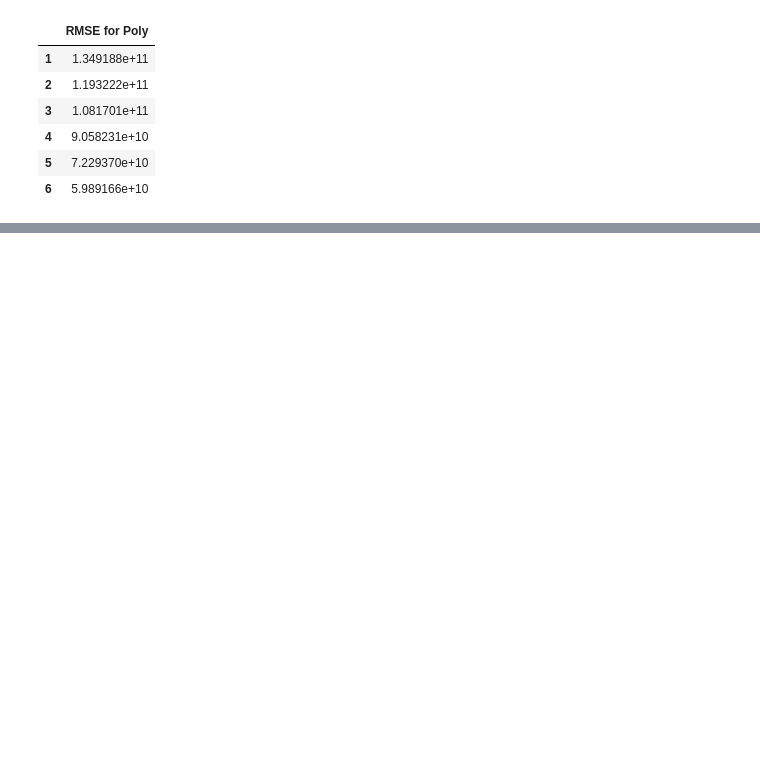
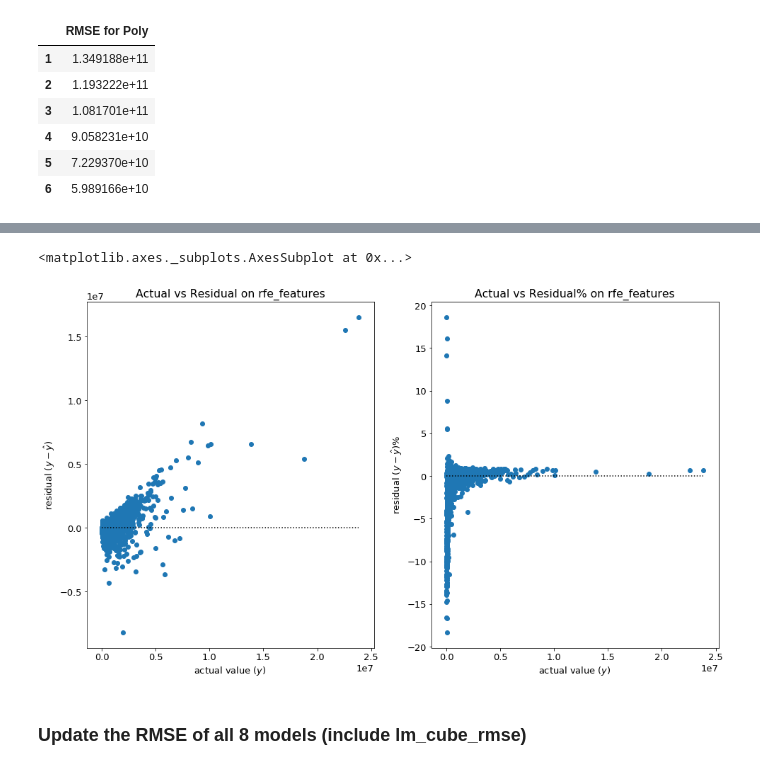
Before and after one commit to Estimating-Home-Value/Predicting-Tax-Assessed-Home-Values, a Jupyter notebook: scratchpad_shi.ipynb, the cells around one changed output, grey strips where cells are left out. Saved outputs shown, nothing was run; the diff lists cells and outputs as text; code cells hidden in the pictures; blank space fills up the shorter version.

Commit message:
validate top 4 models

```diff
--- a/scratchpad_shi.ipynb
+++ b/scratchpad_shi.ipynb
@@ -1711,0 +1792,11 @@ rmse_poly_n
+# %%
+plt.subplot(121)
+plot_residuals(y_train, lm_cubed_pred_rfe, 'rfe_features')
+
+plt.subplot(122)
+plot_residuals_percentage(y_train, lm_cubed_pred_rfe, 'rfe_features')
+# %% [output]
+<matplotlib.axes._subplots.AxesSubplot at 0x...>
+[figure, added]
+# %% [markdown]
+### Update the RMSE of all 8 models (include lm_cube_rmse)
```
Also changed, not shown: parts of 46 cells of this notebook.
